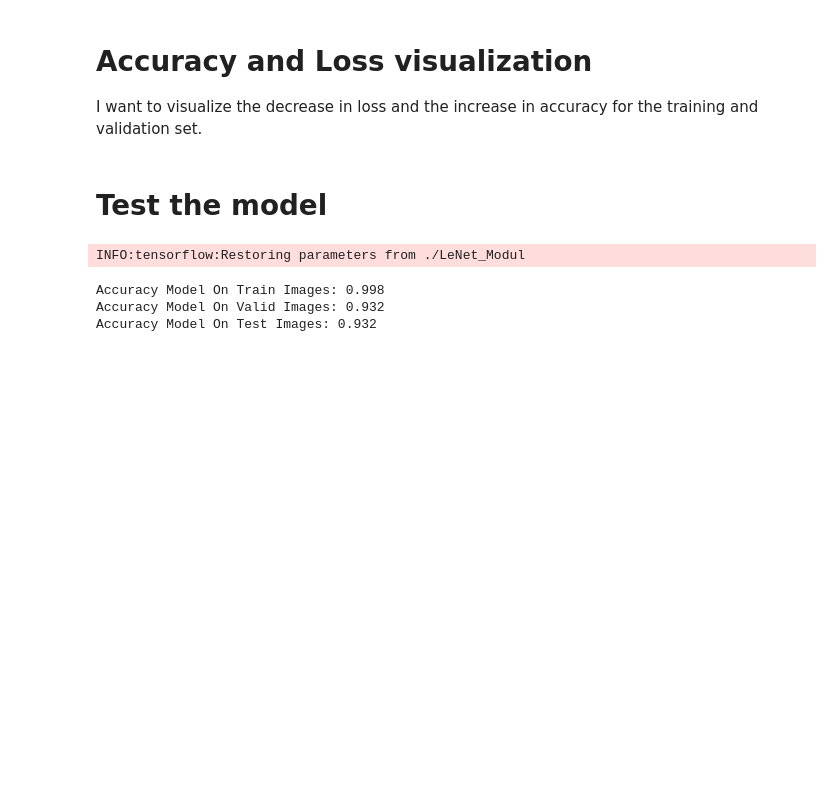
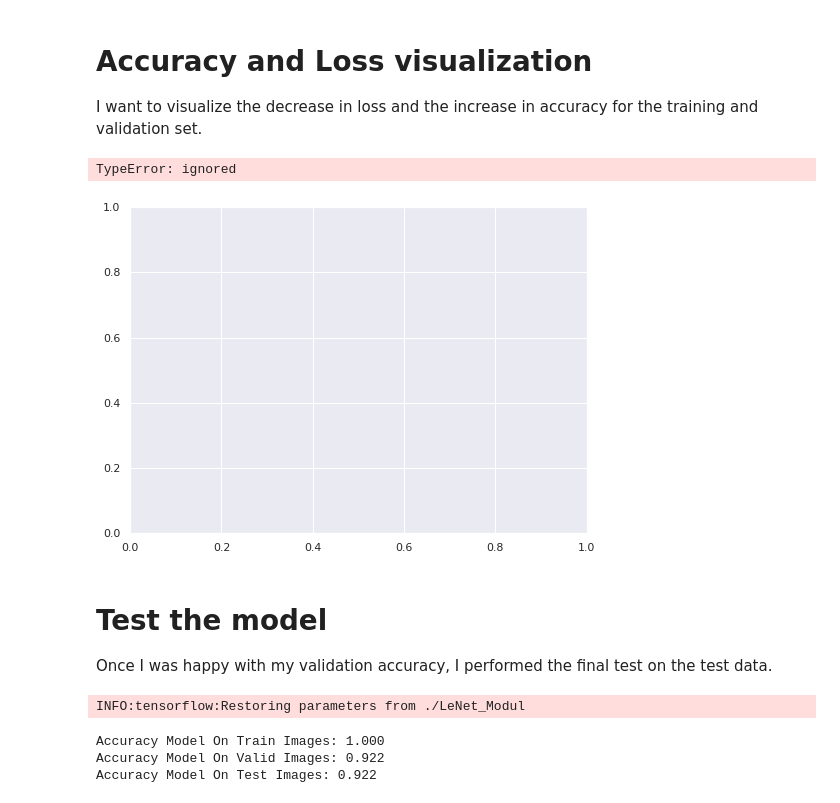
Before and after one commit to oussama95boussaid/Traffic-Sign-Recognition-Classifier-Project, a Jupyter notebook: Traffic_Sign_Classifier.ipynb, the cells around one changed output. Drawn from its saved outputs; the diff is of its cells as text; code cells hidden in the pictures; blank space fills up the shorter version.

Commit message:
training 1

```diff
--- a/Traffic_Sign_Classifier.ipynb
+++ b/Traffic_Sign_Classifier.ipynb
@@ -425,7 +436,7 @@ Hyper parameters
 #learning rates745
 learning_rate = 0.001
 #the number of times the algorithm sees the entire data set
-epochs = 43
+epochs = 42
 #the number of samples (inputs) that will be passed through to the network at one time.
 batch_size = 128
 # %%
@@ -557,13 +565,34 @@ INFO:root:Validation Accuracy = 0.851
 # %% [markdown]
 # **Accuracy and Loss visualization**
 I want to visualize the decrease in loss and the increase in accuracy for the training and validation set.
-# %% [markdown]
-# **Test the model**
+# %%
+def plot_curve(ax, data, label):
+    x = len(data)
+    y = np.arange(x)
+    ax.plot(y, data, label=label)
+
+fig = plt.figure(figsize=(18, 6))
+ax=fig.add_subplot(1,2,1)
+plot_curve(ax, train_accuracy, "Training")
+plot_curve(ax, valid_accuracy, "Validation")
+ax.set_title('Accuracy')
+ax=fig.add_subplot(1,2,2)
+plot_curve(ax, train_loss, "Training ")
+plot_curve(ax, valid_loss, "Validation ")
+ax.set_title('Loss')
+plt.legend(['Training ','Validation'])
+# plt.ylabel('Error')
+# plt.xlabel('Epoch')
+#savefig(saved_figures_folder+"lossAccuracy.png")
+# %% [output]
+TypeError: ignored
+[figure, added]
+# %% [markdown]
+# **Test the model**
+Once I was happy with my validation accuracy, I performed the final test on the test data.
 # %%
 with tf.compat.v1.Session() as sess:
     saver.restore(sess, tf.train.latest_checkpoint('.'))
-
-
 
     train_loss, train_accuracy = evaluate(X_train, y_train)
     print("Accuracy Model On Train Images: {:.3f}".format(train_accuracy))
@@ -575,6 +604,6 @@ with tf.compat.v1.Session() as sess:
     print('Accuracy Model On Test Images: {:.3f}'.format(test_accuracy))
 # %% [output]
 INFO:tensorflow:Restoring parameters from ./LeNet_Modul
-Accuracy Model On Train Images: 0.998
-Accuracy Model On Valid Images: 0.932
-Accuracy Model On Test Images: 0.932
+Accuracy Model On Train Images: 1.000
+Accuracy Model On Valid Images: 0.922
+Accuracy Model On Test Images: 0.922
```
Also changed, not shown: parts of 20 cells of this notebook.
